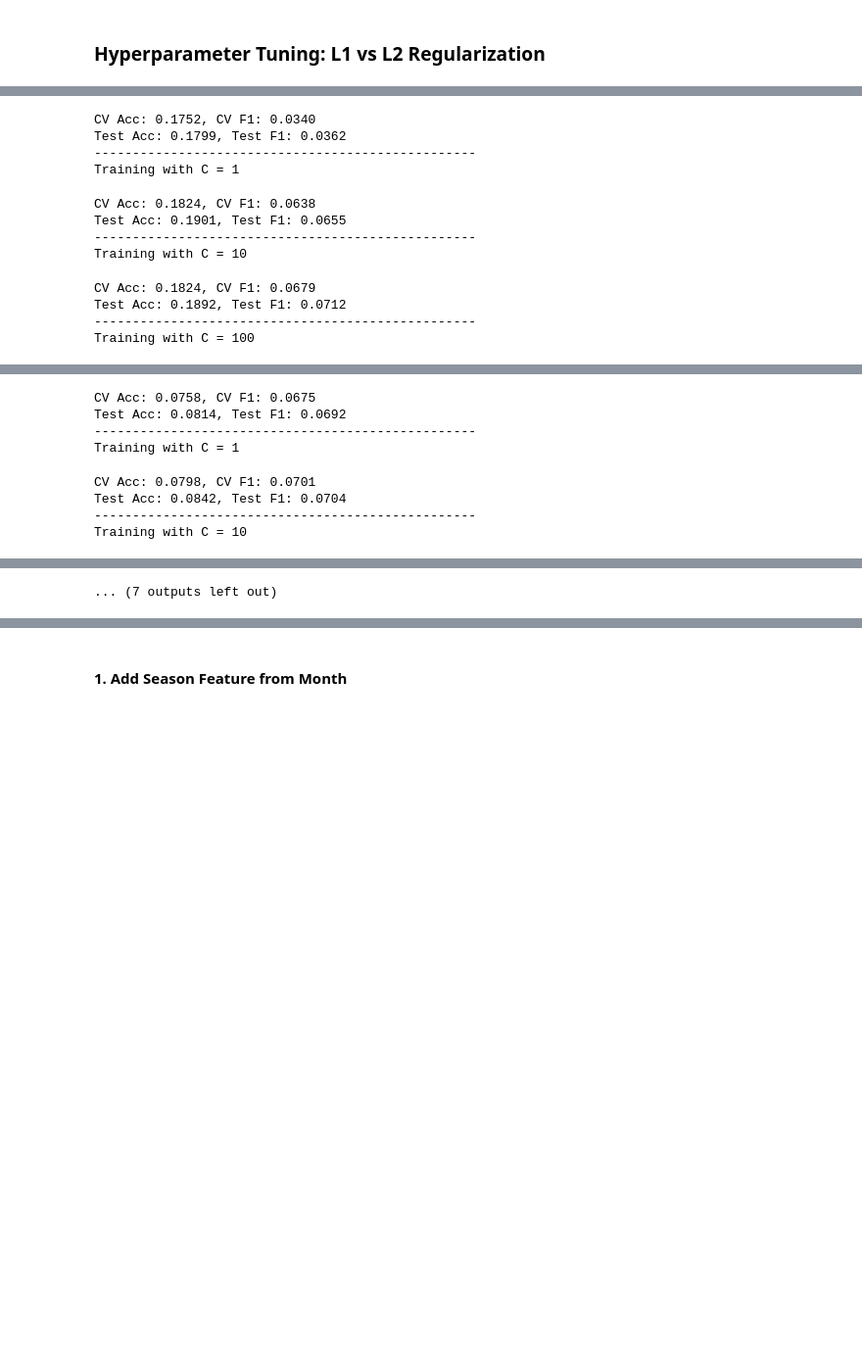
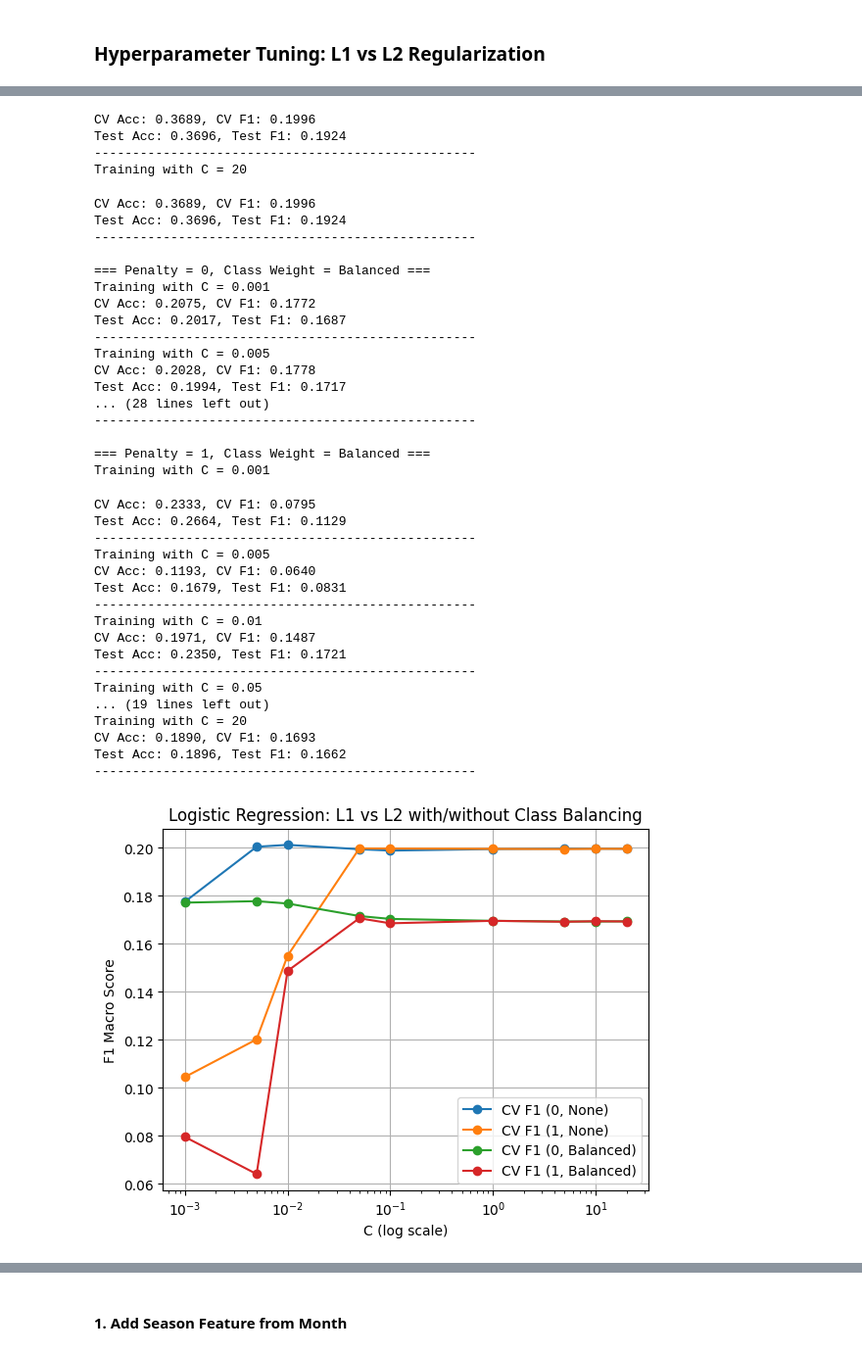
Before and after one commit to AngelaLee03/ProjectFinalReport, a Jupyter notebook: models/logistic_regression.ipynb, the cells around one changed output, grey strips where cells are left out. Shown at 98% size. Cells and saved outputs as stored; diff of their text form; code cells hidden in the pictures; blank space fills up the shorter version.

```diff
--- a/models/logistic_regression.ipynb
+++ b/models/logistic_regression.ipynb
@@ -82,0 +86,7 @@ weighted avg       0.30      0.37      0.31      2162
+# %%
+y_pred = clf2.predict(X_test)
+
+# print results
+print("Accuracy:", accuracy_score(y_test, y_pred))
+print("Classification Report:")
+print(classification_report(y_test, y_pred))
@@ -366,8 +244,8 @@ Test Acc: 0.1901, Test F1: 0.0713
 ### Hyperparameter Tuning: L1 vs L2 Regularization
 # %%
 # parameters to test
-C_values = [0.1, 1, 10, 100]
-penalties = ['l2', 'l1']
+C_values = [0.001, 0.005, 0.01, 0.05, 0.1, 1, 5, 10, 20]
+l1_ratios = [0, 1] # 0 for l2, 1 for l1
 class_weights = [None, 'balanced']
 
 # store results
@@ -377,8 +255,8 @@ for cw in class_weights:
     cw_label = 'None' if cw is None else 'Balanced'
     results[cw_label] = {}
 
-    for penalty in penalties:
-        label = penalty.upper()
+    for ratio in l1_ratios:
+        label = ratio
 
         cv_acc_scores = []
         cv_f1_scores = []
@@ -391,13 +269,12 @@ for cw in class_weights:
             print(f"Training with C = {C}")
 
             clf = LogisticRegression(
-                max_iter=5000,
+                max_iter=2000,
                 C=C,
+                l1_ratio=ratio,
+                class_weight=cw,
                 solver='saga',
-                penalty=penalty,
-                class_weight=cw,
-                random_state=42,
-                n_jobs=-1
+                random_state=42
             )
 
             # Cross-validation
@@ -490,12 +397,39 @@ Training with C = 0.1
-CV Acc: 0.1752, CV F1: 0.0340
-Test Acc: 0.1799, Test F1: 0.0362
+CV Acc: 0.3689, CV F1: 0.1996
+Test Acc: 0.3696, Test F1: 0.1924
 --------------------------------------------------
-Training with C = 1
+Training with C = 20
-CV Acc: 0.1824, CV F1: 0.0638
-Test Acc: 0.1901, Test F1: 0.0655
+CV Acc: 0.3689, CV F1: 0.1996
+Test Acc: 0.3696, Test F1: 0.1924
 --------------------------------------------------
-Training with C = 10
+
+=== Penalty = 0, Class Weight = Balanced ===
+Training with C = 0.001
+CV Acc: 0.2075, CV F1: 0.1772
+Test Acc: 0.2017, Test F1: 0.1687
+--------------------------------------------------
+Training with C = 0.005
+CV Acc: 0.2028, CV F1: 0.1778
+Test Acc: 0.1994, Test F1: 0.1717
+... (28 lines left out)
+--------------------------------------------------
+
+=== Penalty = 1, Class Weight = Balanced ===
+Training with C = 0.001
-CV Acc: 0.1824, CV F1: 0.0679
-Test Acc: 0.1892, Test F1: 0.0712
+CV Acc: 0.2333, CV F1: 0.0795
+Test Acc: 0.2664, Test F1: 0.1129
 --------------------------------------------------
-Training with C = 100
+Training with C = 0.005
+CV Acc: 0.1193, CV F1: 0.0640
+Test Acc: 0.1679, Test F1: 0.0831
+--------------------------------------------------
+Training with C = 0.01
+CV Acc: 0.1971, CV F1: 0.1487
+Test Acc: 0.2350, Test F1: 0.1721
+--------------------------------------------------
+Training with C = 0.05
+... (19 lines left out)
+Training with C = 20
+CV Acc: 0.1890, CV F1: 0.1693
+Test Acc: 0.1896, Test F1: 0.1662
+--------------------------------------------------
+[figure, added]
@@ -508,8 +452,0 @@ Training with C = 0.1
-CV Acc: 0.0758, CV F1: 0.0675
-Test Acc: 0.0814, Test F1: 0.0692
---------------------------------------------------
-Training with C = 1
-CV Acc: 0.0798, CV F1: 0.0701
-Test Acc: 0.0842, Test F1: 0.0704
---------------------------------------------------
-Training with C = 10
@@ -520 +452,0 @@ Training with C = 100
-... (7 outputs left out)
```
Also changed, not shown: parts of 66 cells of this notebook, 4 other files.
